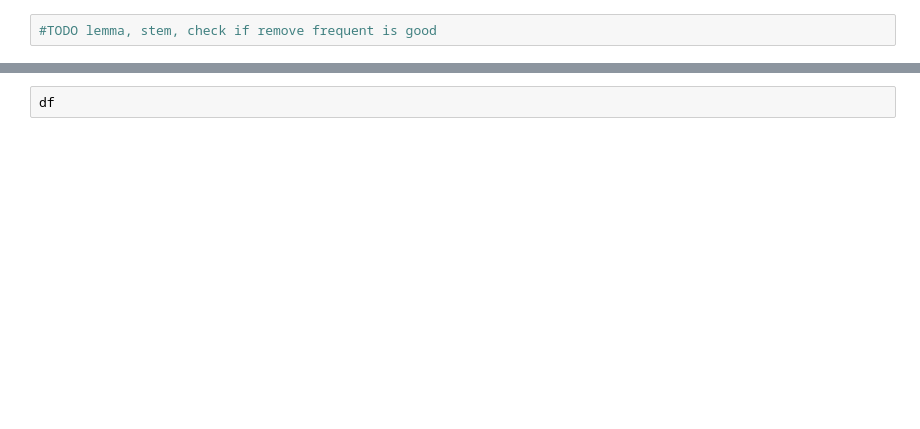
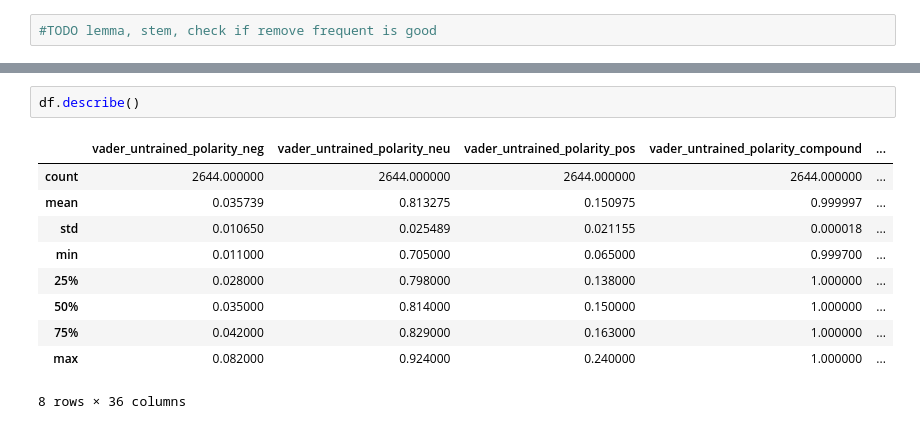
Before and after one commit to etiennebruno/fin-407-mutual-funds, a Jupyter notebook: mutual_funds_deviations/5_statistics.ipynb, the cells around one changed output, grey strips where cells are left out. Drawn from its saved outputs; the diff is of its cells as text; blank space fills up the shorter version.

```diff
--- a/mutual_funds_deviations/5_statistics.ipynb
+++ b/mutual_funds_deviations/5_statistics.ipynb
@@ -59,4 +81,15 @@ df = pd.concat([df, textblob_preprocessed_sentiment], axis=1);
 # %%
-df
+df.describe()
+# %% [output]
+|  | vader_untrained_polarity_neg | vader_untrained_polarity_neu | vader_untrained_polarity_pos | vader_untrained_polarity_compound | ... |
+| count | 2644.000000 | 2644.000000 | 2644.000000 | 2644.000000 | ... |
+| mean | 0.035739 | 0.813275 | 0.150975 | 0.999997 | ... |
+| std | 0.010650 | 0.025489 | 0.021155 | 0.000018 | ... |
+| min | 0.011000 | 0.705000 | 0.065000 | 0.999700 | ... |
+| 25% | 0.028000 | 0.798000 | 0.138000 | 1.000000 | ... |
+| 50% | 0.035000 | 0.814000 | 0.150000 | 1.000000 | ... |
+| 75% | 0.042000 | 0.829000 | 0.163000 | 1.000000 | ... |
+| max | 0.082000 | 0.924000 | 0.240000 | 1.000000 | ... |
+8 rows × 36 columns
 # %%
 import flair
```
Also changed, not shown: parts of 17 cells of this notebook, 9 other files.
